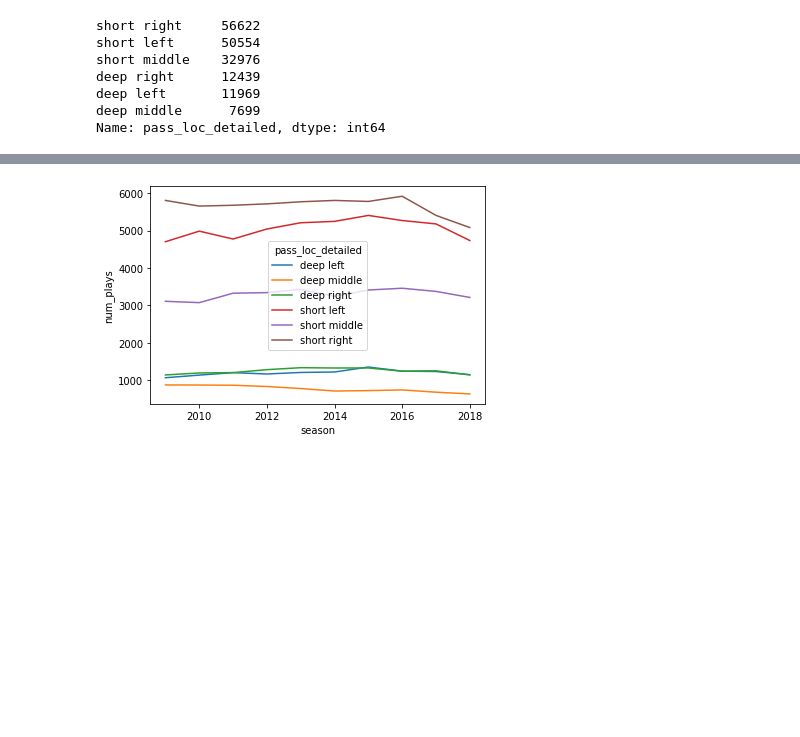
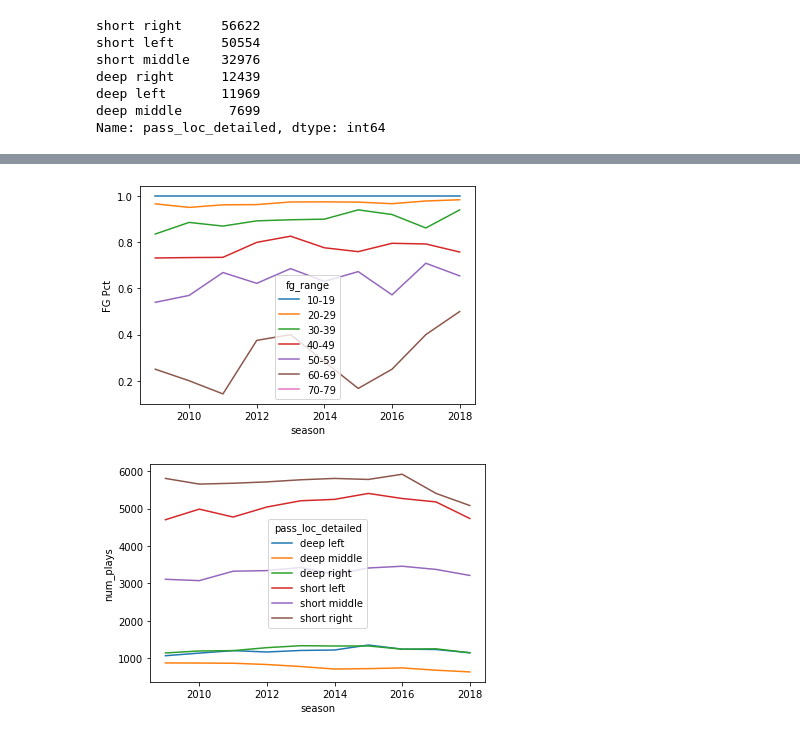
Before and after one commit to sistlasre/football_analysis, a Jupyter notebook: Football_Analysis_Final.ipynb, the cells around one changed output, grey strips where cells are left out. Drawn from its saved outputs; the diff is of its cells as text; code cells hidden in the pictures; blank space fills up the shorter version.

```diff
--- a/Football_Analysis_Final.ipynb
+++ b/Football_Analysis_Final.ipynb
@@ -158,3 +238,7 @@ Name: pass_loc_detailed, dtype: int64
+# %%
+sns.lineplot(data=fg_kicks_by_season.reset_index(), x='season', y='FG Pct', hue='fg_range');
+# %% [output]
+[figure, added]
 # %%
 import matplotlib.pyplot as plt
 import seaborn as sns
```
Also changed, not shown: parts of 24 cells of this notebook.
